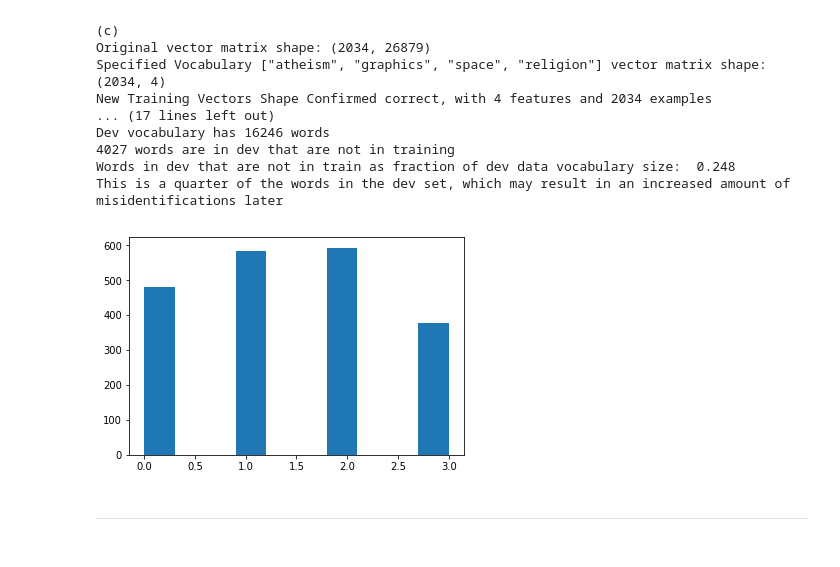
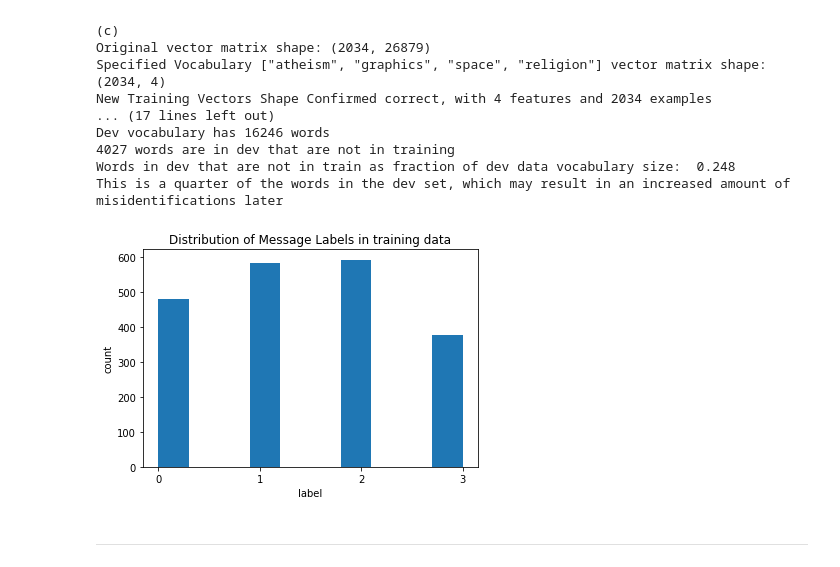
Before and after one commit to lchutny/W207_Project2, a Jupyter notebook: Laura_Chutny_Project2.ipynb, the cells around one changed output. Drawn from its saved outputs; the diff is of its cells as text; code cells hidden in the pictures.

```diff
--- a/Laura_Chutny_Project2.ipynb
+++ b/Laura_Chutny_Project2.ipynb
@@ -230,11 +230,15 @@ Dev vocabulary has 16246 words
 Words in dev that are not in train as fraction of dev data vocabulary size:  0.248
 This is a quarter of the words in the dev set, which may result in an increased amount of misidentifications later
 # %%
-# Histogram to understand distribution of message labels
+# Histogram to understand distribution of message labels in training data
 plt.hist(train_labels)
+plt.xticks(np.arange(4),['0','1','2','3'])
+plt.xlabel('label')
+plt.ylabel('count')
+plt.title('Distribution of Message Labels in training data')
 plt.show()
 # %% [output]
-[figure, old version]
+[figure, new version]
 # %% [markdown]
 -----
 # %% [markdown]
```
Also changed, not shown: parts of 5 cells of this notebook.
